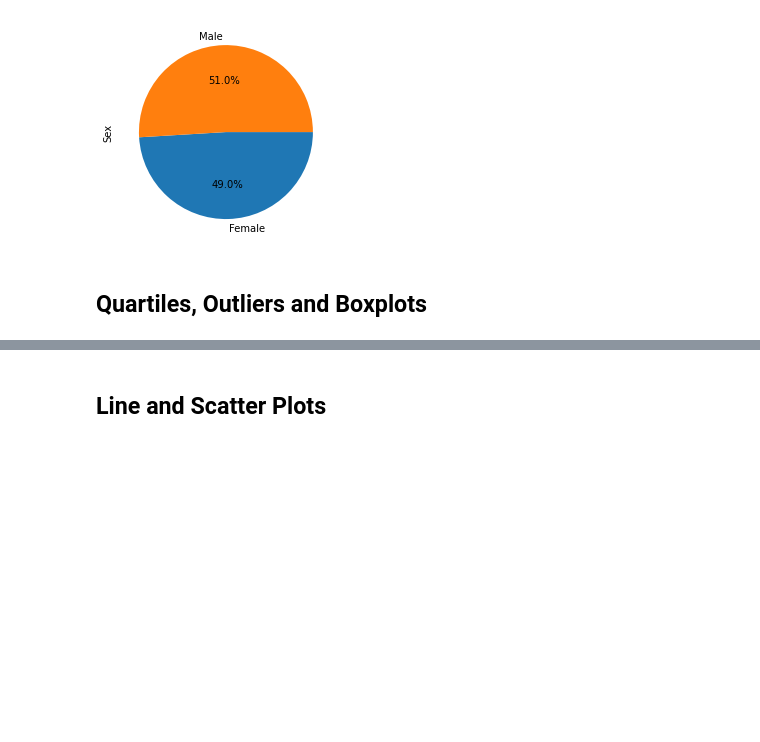
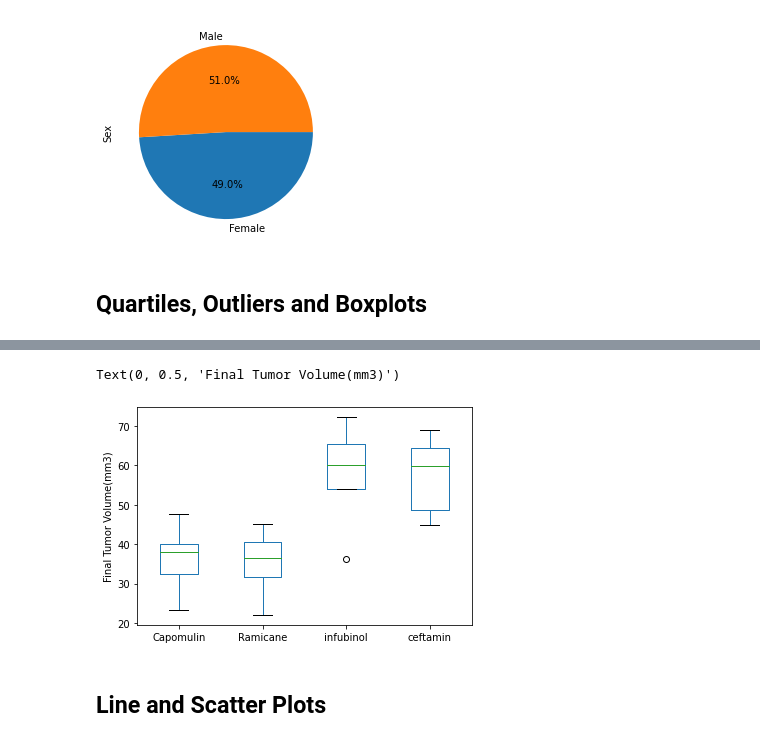
Before and after one commit to pparashar68/Matplotlib, a Jupyter notebook: Pymaceuticals/pymaceuticals.ipynb, the cells around one changed output, grey strips where cells are left out. Saved outputs shown, nothing was run; the diff lists cells and outputs as text; code cells hidden in the pictures; blank space fills up the shorter version.

```diff
--- a/Pymaceuticals/pymaceuticals.ipynb
+++ b/Pymaceuticals/pymaceuticals.ipynb
@@ -246,17 +219,36 @@ IndentationError: unexpected indent (<ipython-input-72-64b692051207>, line 16)
 # %%
 # Put treatments into a list for for loop (and later for plot labels)
-#treatement_regimens = ["Capomulin", "Ramicane", "Infubinol","Ceftamin"]
+treatment_list = ["Capomulin", "Ramicane", "Infubinol", "Ceftamin"]
+# Create empty list to fill with tumor vol data (for plotting)
+tumor_vol_capomulin = []
+tumor_vol_ramicane = []
+tumor_vol_infubinol = []
+tumor_vol_ceftamin = []
 
-# Create empty list to fill with tumor vol data (for plotting)
-
+tumor_vol_list = []
 
 # Calculate the IQR and quantitatively determine if there are any potential outliers.
-
-
+for drug in treatment_list:
     # Locate the rows which contain mice on each drug and get the tumor volumes
-
-
+    final_tumor_vol = cleaned_merged_max_timepoint_df.loc[cleaned_merged_max_timepoint_df["Drug Regimen"] == drug, 'Tumor Volume (mm3)']
     # add subset
+    tumor_vol_list.append(final_tumor_vol)
+    if drug == "Capomulin":
+        tumor_vol_capomulin.append(final_tumor_vol)
+    elif drug == "Ramicane":
+         tumor_vol_ramicane.append(final_tumor_vol)
+    elif drug == "Infubinol":
+        tumor_vol_infubinol.append(final_tumor_vol)
+    else:
+        tumor_vol_ceftamin.append(final_tumor_vol)
 
 
     # Determine outliers using upper and lower bounds
+    quartiles = final_tumor_vol.quantile([.25,.5,.75])
+    lowerq = quartiles[0.25]
+    upperq = quartiles[0.75]
+    iqr = upperq-lowerq
+    lower_bound = lowerq - (1.5*iqr)
+    upper_bound = upperq + (1.5*iqr)
+    outliers = final_tumor_vol.loc[(final_tumor_vol < lower_bound) | (final_tumor_vol > upper_bound)]
+    print(f"{drug}'s potential outliers: {outliers}")
@@ -265,3 +328,12 @@ IndentationError: unexpected indent (<ipython-input-72-64b692051207>, line 16)
+# %%
+df1_merge = pd.merge(boxplot_capomulin_df,boxplot_ramicane_df,left_index= True, right_index = True)
+df2_merge = pd.merge(df1_merge,boxplot_infubinol_df,left_index= True, right_index = True)
+df3_merge = pd.merge(df2_merge,boxplot_ceftamin_df,left_index= True, right_index = True)
+df3_merge.boxplot(grid=False)
+plt.ylabel("Final Tumor Volume(mm3)")
+# %% [output]
+Text(0, 0.5, 'Final Tumor Volume(mm3)')
+[figure, added]
 # %% [markdown]
 ## Line and Scatter Plots
 # %%
```
Also changed, not shown: parts of 7 cells of this notebook.
